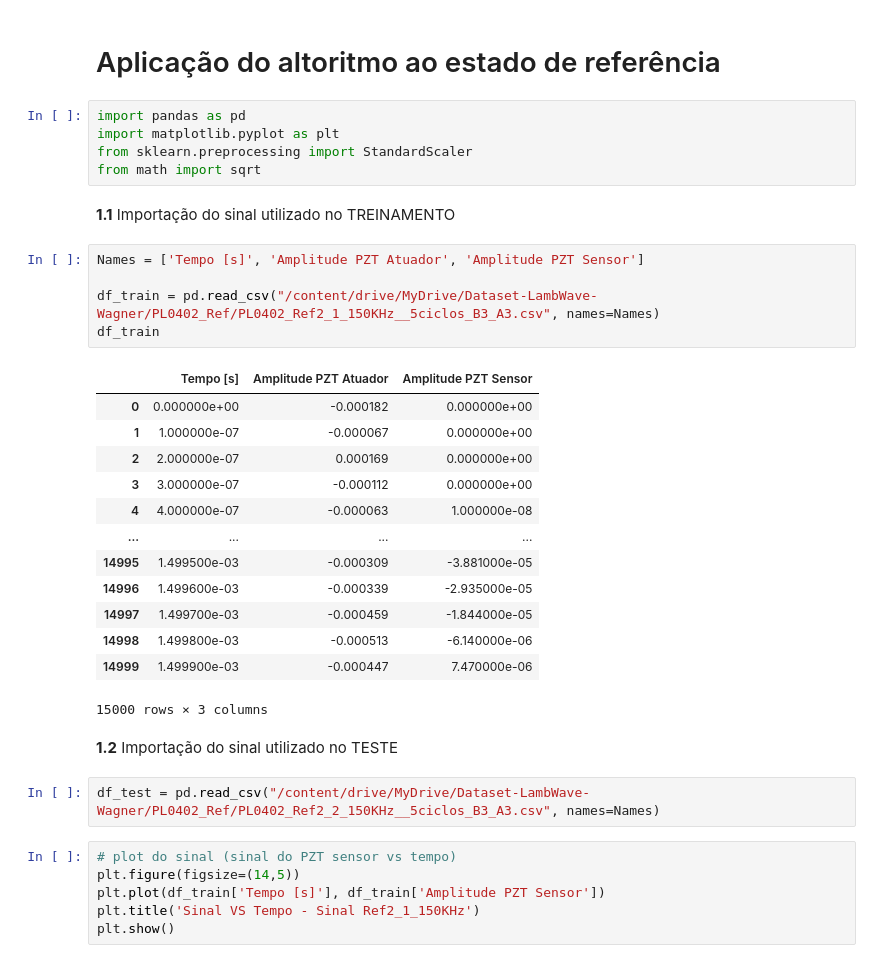
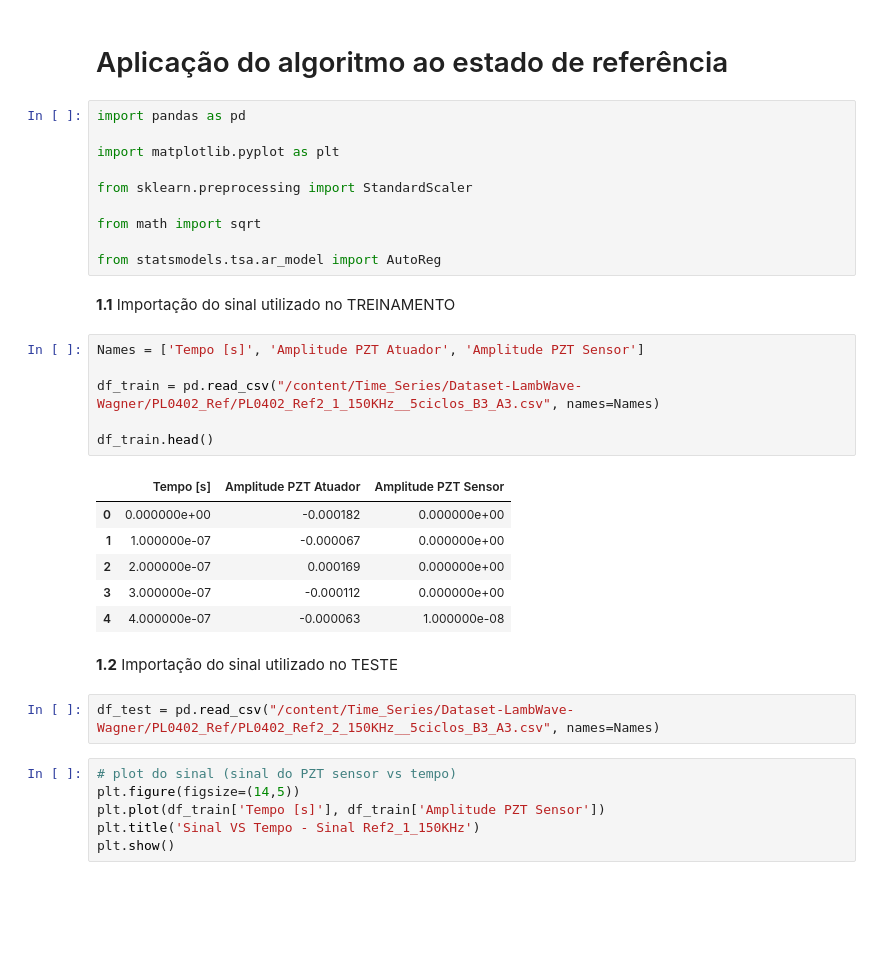
Before and after one commit to OtavioCarvalho1/Time_Series, a Jupyter notebook: time_series_SHM.ipynb, the cells around one changed output. Saved outputs shown, nothing was run; the diff lists cells and outputs as text; blank space fills up the shorter version.

```diff
--- a/time_series_SHM.ipynb
+++ b/time_series_SHM.ipynb
@@ -3,35 +31,34 @@
 # %% [markdown]
-# Aplicação do altoritmo ao estado de referência
+# Aplicação do algoritmo ao estado de referência
 # %%
 import pandas as pd
+
 import matplotlib.pyplot as plt
+
 from sklearn.preprocessing import StandardScaler
+
 from math import sqrt
+
+from statsmodels.tsa.ar_model import AutoReg
 # %% [markdown]
 **1.1** Importação do sinal utilizado no TREINAMENTO
 # %%
 Names = ['Tempo [s]', 'Amplitude PZT Atuador', 'Amplitude PZT Sensor']
 
-df_train = pd.read_csv("/content/drive/MyDrive/Dataset-LambWave-Wagner/PL0402_Ref/PL0402_Ref2_1_150KHz__5ciclos_B3_A3.csv", names=Names)
-df_train
+df_train = pd.read_csv("/content/Time_Series/Dataset-LambWave-Wagner/PL0402_Ref/PL0402_Ref2_1_150KHz__5ciclos_B3_A3.csv", names=Names)
+
+df_train.head()
 # %% [output]
 |  | Tempo [s] | Amplitude PZT Atuador | Amplitude PZT Sensor |
 | 0 | 0.000000e+00 | -0.000182 | 0.000000e+00 |
 | 1 | 1.000000e-07 | -0.000067 | 0.000000e+00 |
 | 2 | 2.000000e-07 | 0.000169 | 0.000000e+00 |
 | 3 | 3.000000e-07 | -0.000112 | 0.000000e+00 |
 | 4 | 4.000000e-07 | -0.000063 | 1.000000e-08 |
-| ... | ... | ... | ... |
-| 14995 | 1.499500e-03 | -0.000309 | -3.881000e-05 |
-| 14996 | 1.499600e-03 | -0.000339 | -2.935000e-05 |
-| 14997 | 1.499700e-03 | -0.000459 | -1.844000e-05 |
-| 14998 | 1.499800e-03 | -0.000513 | -6.140000e-06 |
-| 14999 | 1.499900e-03 | -0.000447 | 7.470000e-06 |
-15000 rows × 3 columns
 # %% [markdown]
 **1.2** Importação do sinal utilizado no TESTE
 # %%
-df_test = pd.read_csv("/content/drive/MyDrive/Dataset-LambWave-Wagner/PL0402_Ref/PL0402_Ref2_2_150KHz__5ciclos_B3_A3.csv", names=Names)
+df_test = pd.read_csv("/content/Time_Series/Dataset-LambWave-Wagner/PL0402_Ref/PL0402_Ref2_2_150KHz__5ciclos_B3_A3.csv", names=Names)
 # %%
 # plot do sinal (sinal do PZT sensor vs tempo)
 plt.figure(figsize=(14,5))
```
Also changed, not shown: parts of 12 cells of this notebook.
